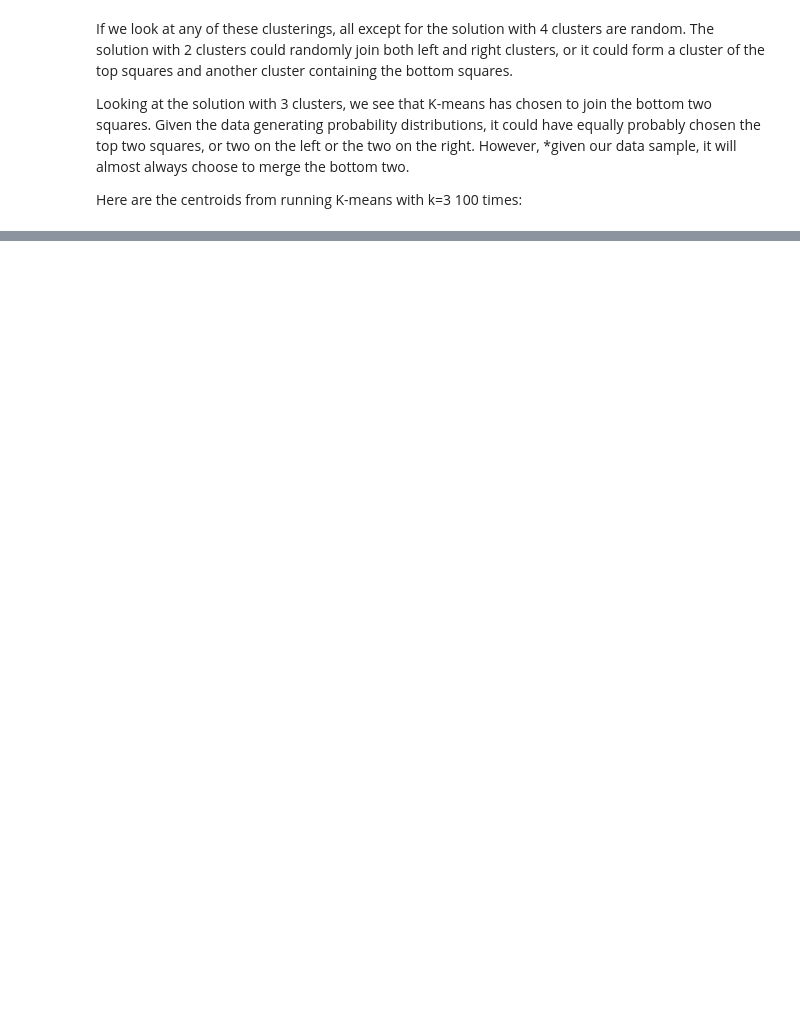
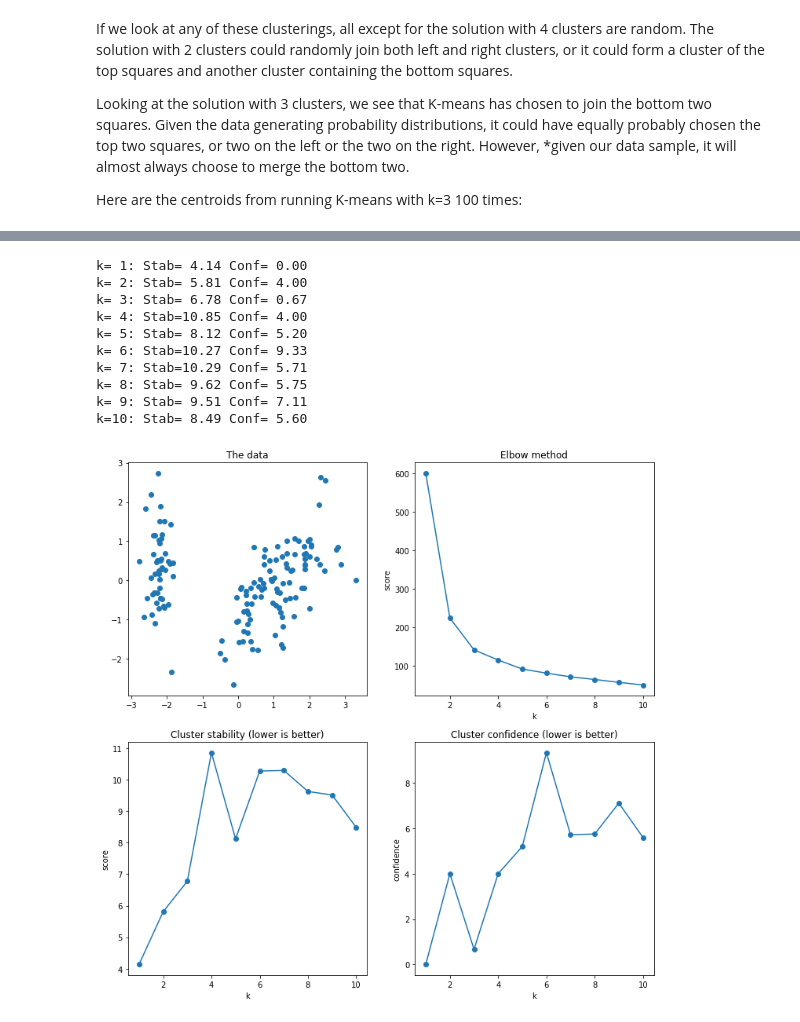
Before and after one commit to pbalm/mlbits, a Jupyter notebook: Weaponizing the randomness of k-means.ipynb, the cells around one changed output, grey strips where cells are left out. Saved outputs shown, nothing was run; the diff lists cells and outputs as text; code cells hidden in the pictures; blank space fills up the shorter version.

```diff
--- a/Weaponizing the randomness of k-means.ipynb
+++ b/Weaponizing the randomness of k-means.ipynb
@@ -178,0 +292,29 @@ plt.scatter(x_wfolds, y_wfolds, marker='x', s=80)
+# %%
+from sklearn.datasets import load_iris
+from sklearn.preprocessing import scale
+from sklearn.decomposition import PCA
+
+np.random.seed(0)
+
+X = scale(load_iris().data)
+
+X_pca = PCA(n_components=2).fit_transform(X)
+x = [x[0] for x in X_pca]
+y = [x[1] for x in X_pca]
+
+(stabs, confs) = get_stability_and_confidence(X, k_arr, n_splits=5)
+elbow_scores = get_elbow_scores(X, k_arr)
+
+plot_result(k_arr, x, y, stabs, confs, elbow_scores)
+# %% [output]
+k= 1: Stab= 4.14 Conf= 0.00
+k= 2: Stab= 5.81 Conf= 4.00
+k= 3: Stab= 6.78 Conf= 0.67
+k= 4: Stab=10.85 Conf= 4.00
+k= 5: Stab= 8.12 Conf= 5.20
+k= 6: Stab=10.27 Conf= 9.33
+k= 7: Stab=10.29 Conf= 5.71
+k= 8: Stab= 9.62 Conf= 5.75
+k= 9: Stab= 9.51 Conf= 7.11
+k=10: Stab= 8.49 Conf= 5.60
+[figure, added]
```
Also changed, not shown: parts of 36 cells of this notebook.
